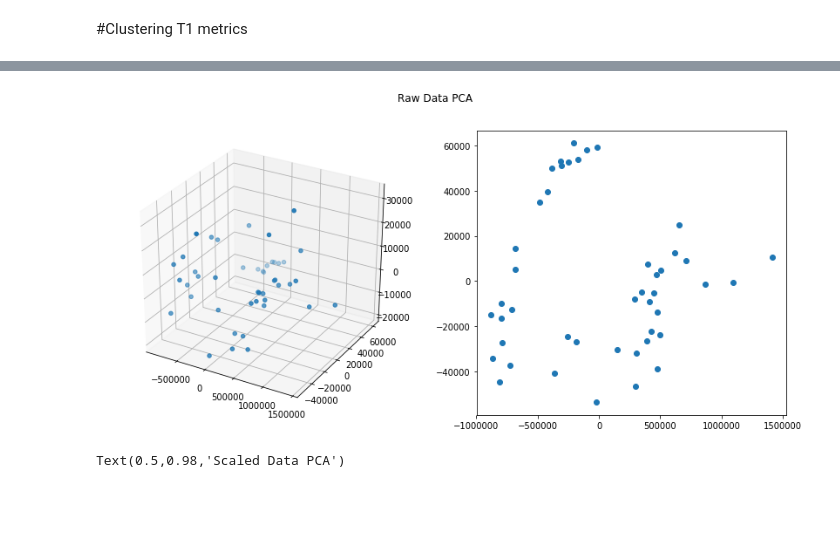
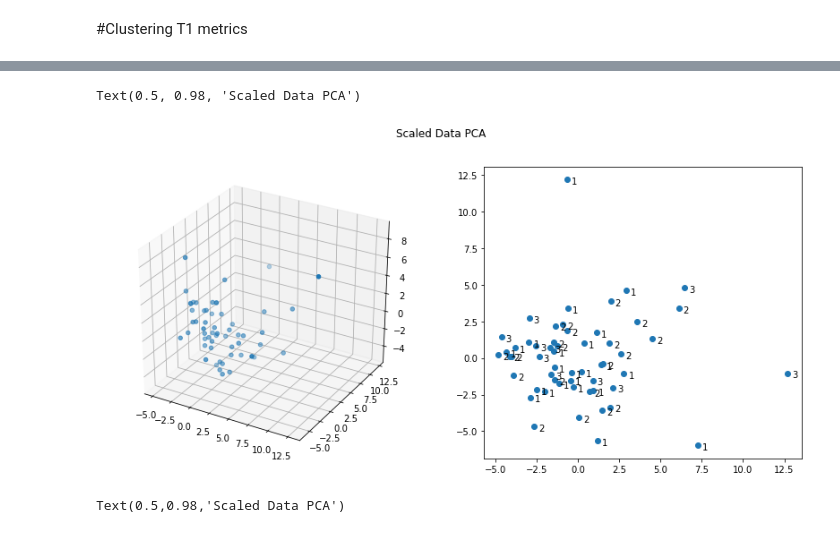
Before and after one commit to FMendezSlc/PREMCAS_COLAB, a Jupyter notebook: Classification_task.ipynb, the cells around one changed output, grey strips where cells are left out. Cells and saved outputs as stored; diff of their text form; code cells hidden in the pictures; blank space fills up the shorter version.

```diff
--- a/Classification_task.ipynb
+++ b/Classification_task.ipynb
@@ -69,0 +263,5 @@ denNorm_fig.savefig('C:\\Users\\FELIPE\\Documents\\PREEMACS\\std_data_dendrogram
+# %%
+for ii in CH_df.columns:
+    for jj in CH_df.index:
+        if CH_df.loc[ii, jj] > thd:
+            CH_g.add_edge(ii, jj, weight = (1/CH_df.loc[ii, jj]))
@@ -69,0 +292,6 @@ denNorm_fig.savefig('C:\\Users\\FELIPE\\Documents\\PREEMACS\\std_data_dendrogram
+# %%
+num_nodes = []
+clique_idx = []
+for ii, jj in enumerate(clique.find_cliques(CH_g)):
+    num_nodes.append(len(jj))
+    clique_idx.append(ii)
@@ -72,17 +345,20 @@ ftrs_df = trim_data.drop('bids_name', axis = 1)
 labels = trim_data['bids_name']
 # %%
 pca = PCA(n_components = 3)
-pca_fit = pca.fit_transform(ftrs_df)
+pca_fit = pca.fit_transform(std_df.iloc[:, 3:])
 pca_df = pd.DataFrame(data = pca_fit, columns = ['PC1', 'PC2', 'PC3'])
 # %%
-pca_df['ID'] = labels.values
+pca_df['ID'] = std_df['Class'].values
 # %%
 raw_pca = plt.figure(figsize=(14,6))
 ax_3 = raw_pca.add_subplot(121, projection='3d')
 ax_3.scatter(pca_df['PC1'], pca_df['PC2'], pca_df['PC3'])
 ax_2  = raw_pca.add_subplot(122)
 ax_2.scatter(pca_df['PC1'], pca_df['PC2'])
-raw_pca.suptitle('Raw Data PCA')
-raw_pca.savefig('C:\\Users\\FELIPE\\Documents\\PREEMACS\\raw_data_PCA.png', dpi = 600)
+for ii, txt in enumerate(pca_df['ID']):
+    ax_2.annotate(txt, (pca_df['PC1'][ii], pca_df['PC2'][ii]), (5, -5), textcoords = 'offset points')
+raw_pca.suptitle('Scaled Data PCA')
+#raw_pca.savefig('C:\\Users\\FELIPE\\Documents\\PREEMACS\\raw_data_PCA.png', dpi = 600)
 # %% [output]
+Text(0.5, 0.98, 'Scaled Data PCA')
-[figure, old version]
+[figure, new version]
```
Also changed, not shown: parts of 45 cells of this notebook, 1 other file.
